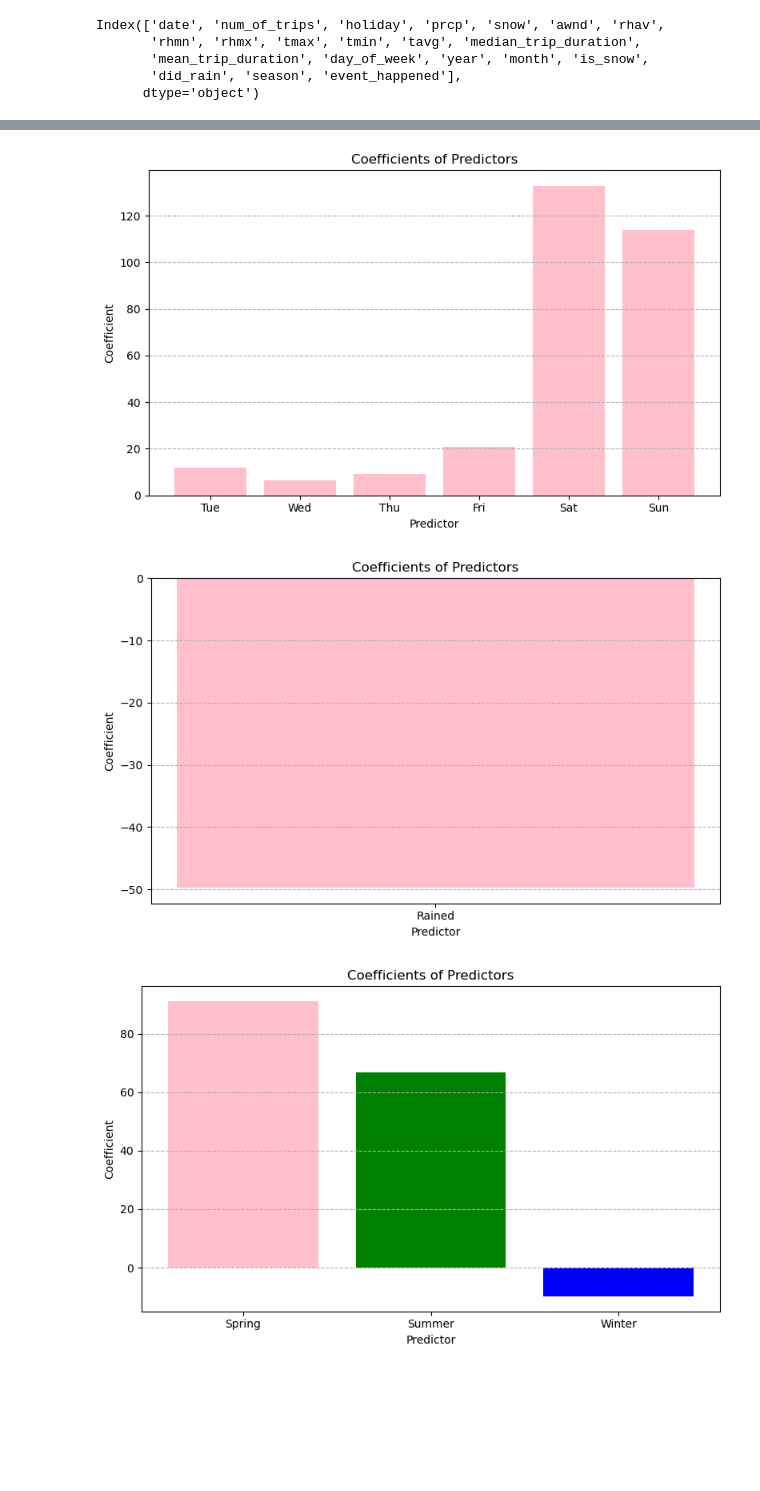
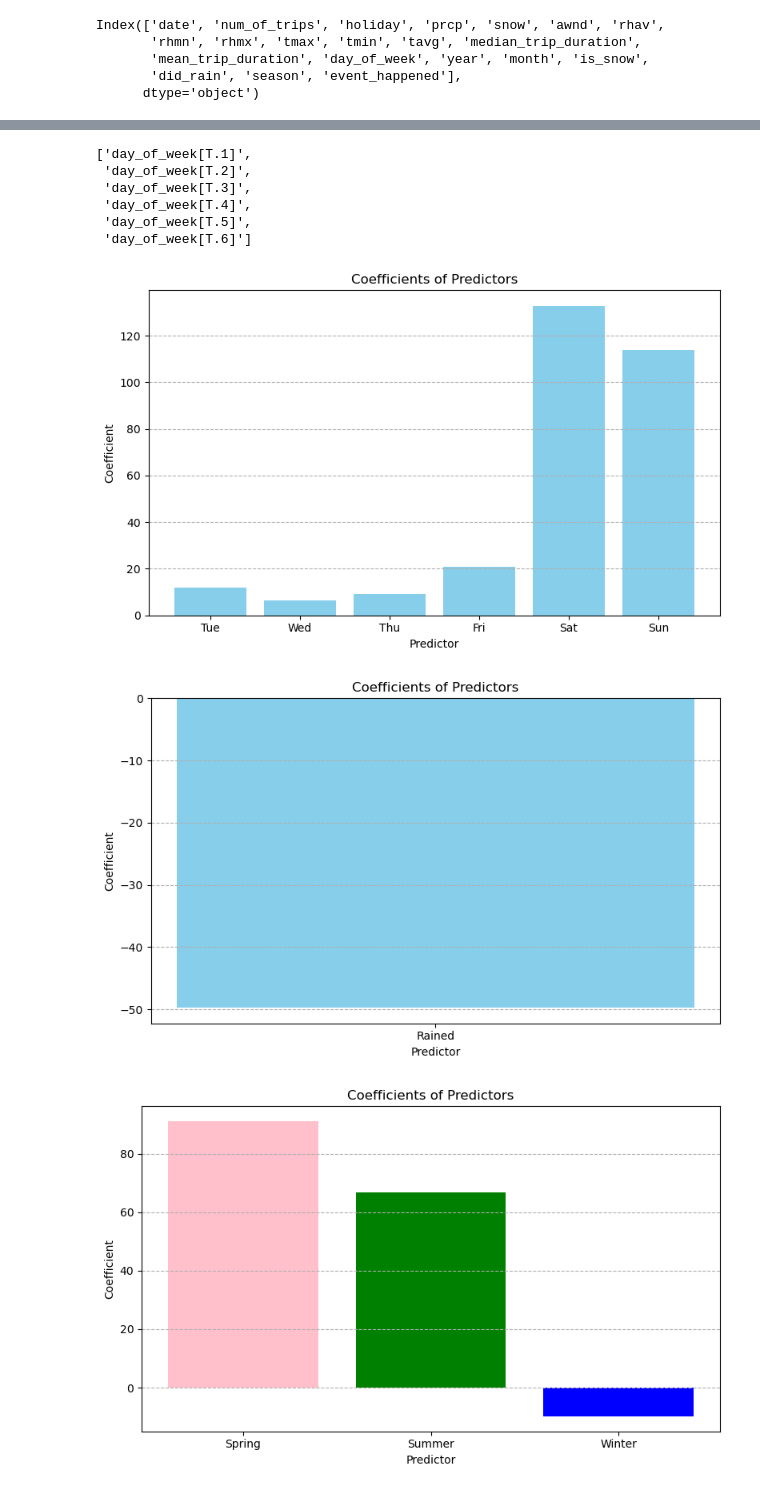
Before and after one commit to KagonDeans/citibikes, a Jupyter notebook: notebook/citibike_3.ipynb, the cells around one changed output, grey strips where cells are left out. Cells and saved outputs as stored; diff of their text form; code cells hidden in the pictures; blank space fills up the shorter version.

```diff
--- a/notebook/citibike_3.ipynb
+++ b/notebook/citibike_3.ipynb
@@ -610,3 +724,12 @@ strong multicollinearity problems or that the design matrix is singular.
+# %%
+predictors
+# %% [output]
+['day_of_week[T.1]',
+ 'day_of_week[T.2]',
+ 'day_of_week[T.3]',
+ 'day_of_week[T.4]',
+ 'day_of_week[T.5]',
+ 'day_of_week[T.6]']
 # %%
 #Graphing day of the week coefficients when controling for season, max temp, a holiday, & rain
 predictors = ['day_of_week[T.1]', 'day_of_week[T.2]', 'day_of_week[T.3]', 'day_of_week[T.4]', 'day_of_week[T.5]', 'day_of_week[T.6]']
@@ -614,7 +737,7 @@ coef = lm_med_len.params
 coeffs = coef[predictors]
 
 plt.figure(figsize=(8, 5))
-plt.bar(predictors, coeffs, color=('pink'))
+plt.bar(predictors, coeffs, color=('skyblue'))
 plt.xlabel('Predictor')
 plt.ylabel('Coefficient')
 plt.title('Coefficients of Predictors')
@@ -623,23 +746,23 @@ plt.grid(axis='y',linestyle='--')
 plt.tight_layout()
 plt.show()
 # %% [output]
-[figure, old version]
+[figure, new version]
 # %%
 predictors = ['did_rain[T.True]']
 coef = lm_med_len.params
 coeffs = coef[predictors]
 
 plt.figure(figsize=(8, 5))
-plt.bar(predictors, coeffs, color=('pink'))
+plt.bar(predictors, coeffs, color=('skyblue'))
 plt.xlabel('Predictor')
 plt.ylabel('Coefficient')
 plt.title('Coefficients of Predictors')
 plt.xticks(ticks=range(1), labels=['Rained'], rotation=0)
 plt.grid(axis='y',linestyle='--')
 plt.tight_layout()
 plt.show()
 # %% [output]
-[figure, old version]
+[figure, new version]
 # %%
 predictors = ['season[T.Spring]', 'season[T.Summer]', 'season[T.Winter]']
 coef = lm_med_len.params
```
Also changed, not shown: parts of 21 cells of this notebook, 2 other files.
